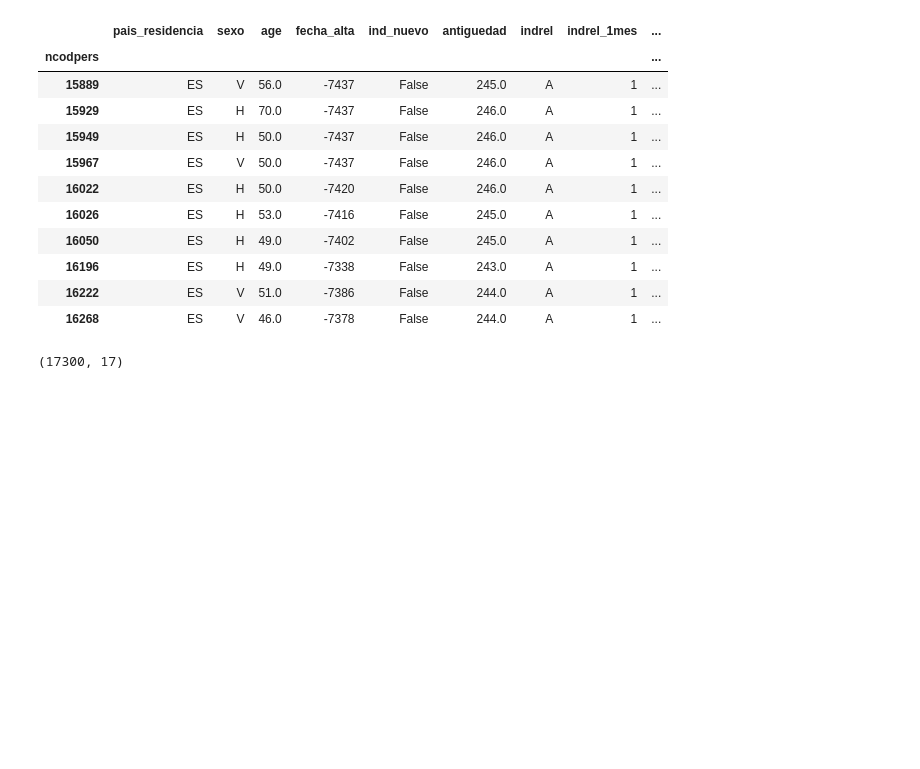
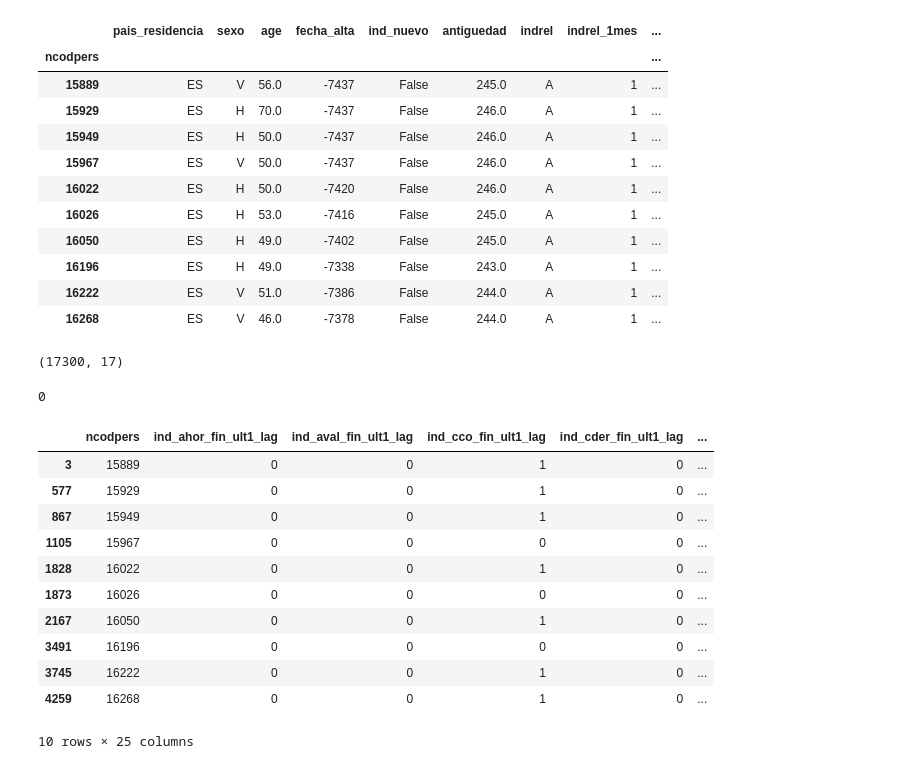
Before and after one commit to nguyentrunghai/Kaggle_projects, a Jupyter notebook: Santander_Product_Recomendation/feature_extraction.ipynb, the cells around one changed output. Drawn from its saved outputs; the diff is of its cells as text; code cells hidden in the pictures; blank space fills up the shorter version.

```diff
--- a/Santander_Product_Recomendation/feature_extraction.ipynb
+++ b/Santander_Product_Recomendation/feature_extraction.ipynb
@@ -214,3 +258,23 @@ x_demog.head(10)
 x_demog.shape
 # %% [output]
 (17300, 17)
+# %%
+x_demog.isnull().sum().sum()
+# %% [output]
+0
+# %%
+x_prod_lag1 = extract_y_prod_lag(df_train, "2015-04-28", customer_ids=y.index)
+x_prod_lag1.head(10)
+# %% [output]
+|  | ncodpers | ind_ahor_fin_ult1_lag | ind_aval_fin_ult1_lag | ind_cco_fin_ult1_lag | ind_cder_fin_ult1_lag | ... |
+| 3 | 15889 | 0 | 0 | 1 | 0 | ... |
+| 577 | 15929 | 0 | 0 | 1 | 0 | ... |
+| 867 | 15949 | 0 | 0 | 1 | 0 | ... |
+| 1105 | 15967 | 0 | 0 | 0 | 0 | ... |
+| 1828 | 16022 | 0 | 0 | 1 | 0 | ... |
+| 1873 | 16026 | 0 | 0 | 0 | 0 | ... |
+| 2167 | 16050 | 0 | 0 | 1 | 0 | ... |
+| 3491 | 16196 | 0 | 0 | 0 | 0 | ... |
+| 3745 | 16222 | 0 | 0 | 1 | 0 | ... |
+| 4259 | 16268 | 0 | 0 | 1 | 0 | ... |
+10 rows × 25 columns
```
Also changed, not shown: parts of 2 cells of this notebook.
